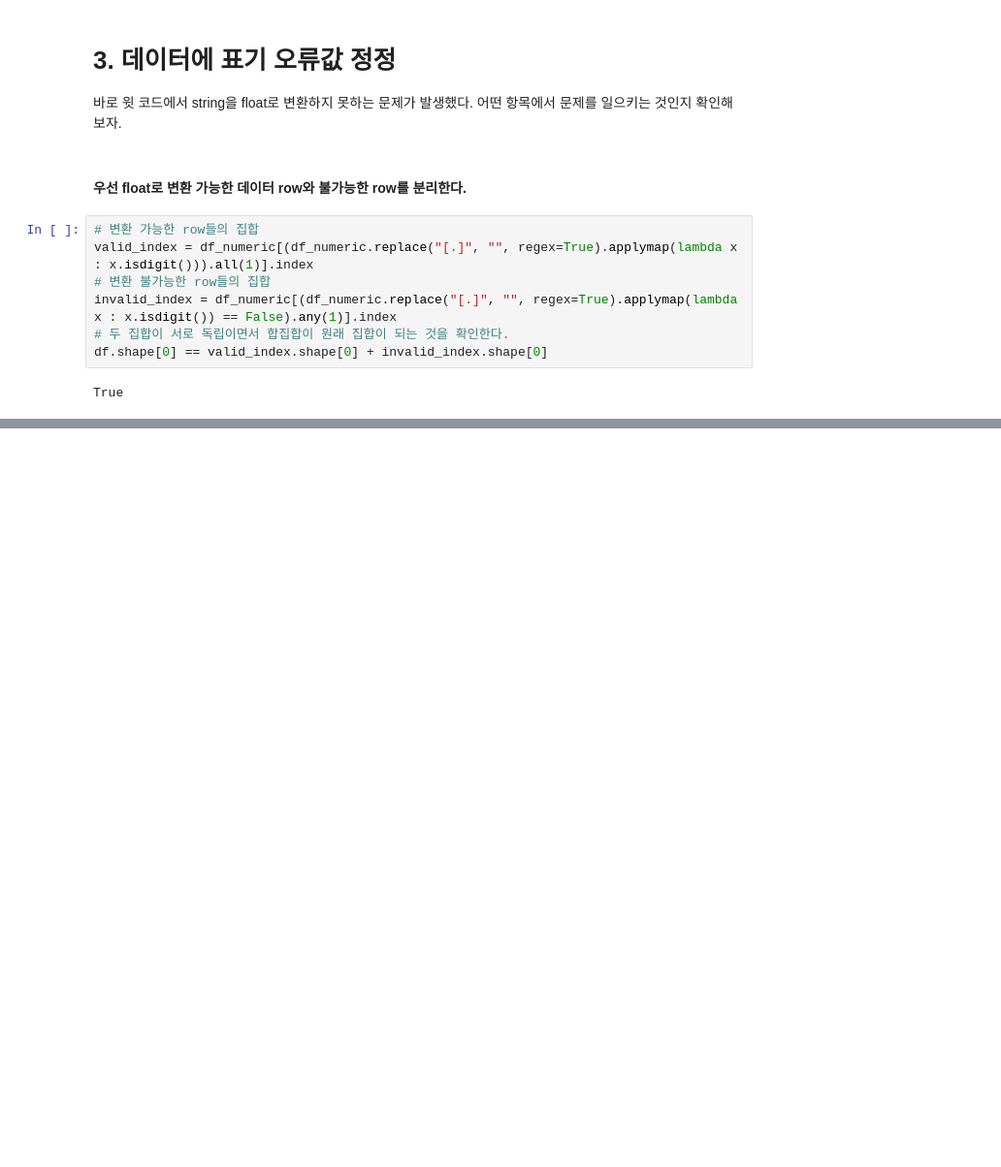
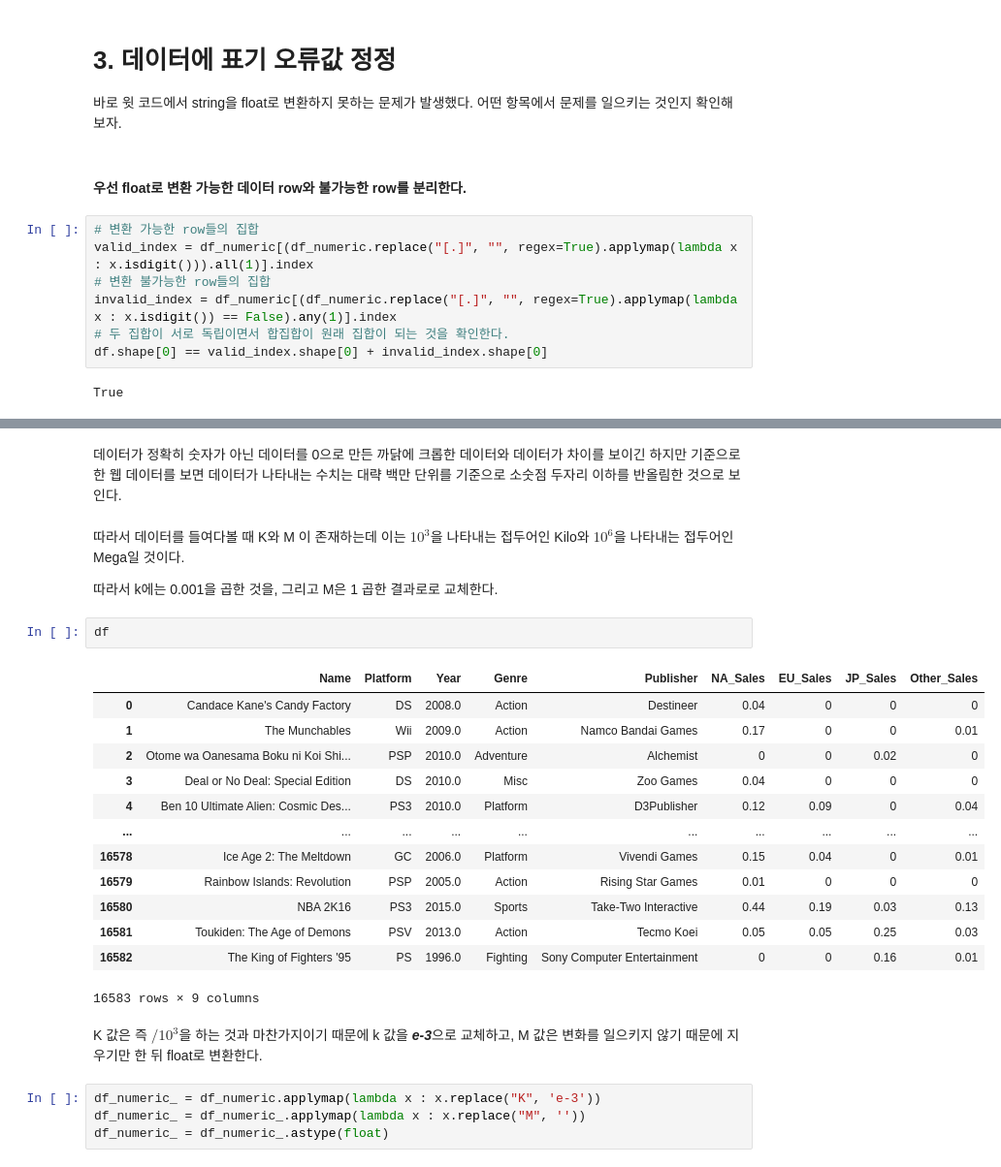
Before and after one commit to pokem1402/section_project_one, a Jupyter notebook: EDA_2.ipynb, the cells around one changed output, grey strips where cells are left out. Shown: that part at 97% size. Cells and saved outputs as stored; diff of their text form; blank space fills up the shorter version.

```diff
--- a/EDA_2.ipynb
+++ b/EDA_2.ipynb
@@ -69,0 +216,28 @@ TypeError: ignored
+# %% [markdown]
+데이터가 정확히 숫자가 아닌 데이터를 0으로 만든 까닭에 크롭한 데이터와 데이터가 차이를 보이긴 하지만 기준으로 한 웹 데이터를 보면 데이터가 나타내는 수치는 대략 백만 단위를 기준으로 소숫점 두자리 이하를 반올림한 것으로 보인다.
+# %% [markdown]
+따라서 데이터를 들여다볼 때 K와 M 이 존재하는데 이는 $10^3$을 나타내는 접두어인 Kilo와 $10^6$을 나타내는 접두어인 Mega일 것이다.
+
+ 따라서 k에는 0.001을 곱한 것을, 그리고 M은 1 곱한 결과로로 교체한다.
+# %%
+df
+# %% [output]
+|  | Name | Platform | Year | Genre | Publisher | NA_Sales | EU_Sales | JP_Sales | Other_Sales |
+| 0 | Candace Kane's Candy Factory | DS | 2008.0 | Action | Destineer | 0.04 | 0 | 0 | 0 |
+| 1 | The Munchables | Wii | 2009.0 | Action | Namco Bandai Games | 0.17 | 0 | 0 | 0.01 |
+| 2 | Otome wa Oanesama Boku ni Koi Shi... | PSP | 2010.0 | Adventure | Alchemist | 0 | 0 | 0.02 | 0 |
+| 3 | Deal or No Deal: Special Edition | DS | 2010.0 | Misc | Zoo Games | 0.04 | 0 | 0 | 0 |
+| 4 | Ben 10 Ultimate Alien: Cosmic Des... | PS3 | 2010.0 | Platform | D3Publisher | 0.12 | 0.09 | 0 | 0.04 |
+| ... | ... | ... | ... | ... | ... | ... | ... | ... | ... |
+| 16578 | Ice Age 2: The Meltdown | GC | 2006.0 | Platform | Vivendi Games | 0.15 | 0.04 | 0 | 0.01 |
+| 16579 | Rainbow Islands: Revolution | PSP | 2005.0 | Action | Rising Star Games | 0.01 | 0 | 0 | 0 |
+| 16580 | NBA 2K16 | PS3 | 2015.0 | Sports | Take-Two Interactive | 0.44 | 0.19 | 0.03 | 0.13 |
+| 16581 | Toukiden: The Age of Demons | PSV | 2013.0 | Action | Tecmo Koei | 0.05 | 0.05 | 0.25 | 0.03 |
+| 16582 | The King of Fighters '95 | PS | 1996.0 | Fighting | Sony Computer Entertainment | 0 | 0 | 0.16 | 0.01 |
+16583 rows × 9 columns
+# %% [markdown]
+K 값은 즉 $/10^3$을 하는 것과 마찬가지이기 때문에 k 값을 ***e-3***으로 교체하고, M 값은 변화를 일으키지 않기 때문에 지우기만 한 뒤 float로 변환한다.
+# %%
+df_numeric_ = df_numeric.applymap(lambda x : x.replace("K", 'e-3'))
+df_numeric_ = df_numeric_.applymap(lambda x : x.replace("M", ''))
+df_numeric_ = df_numeric_.astype(float)
```
Also changed, not shown: parts of 18 cells of this notebook.
